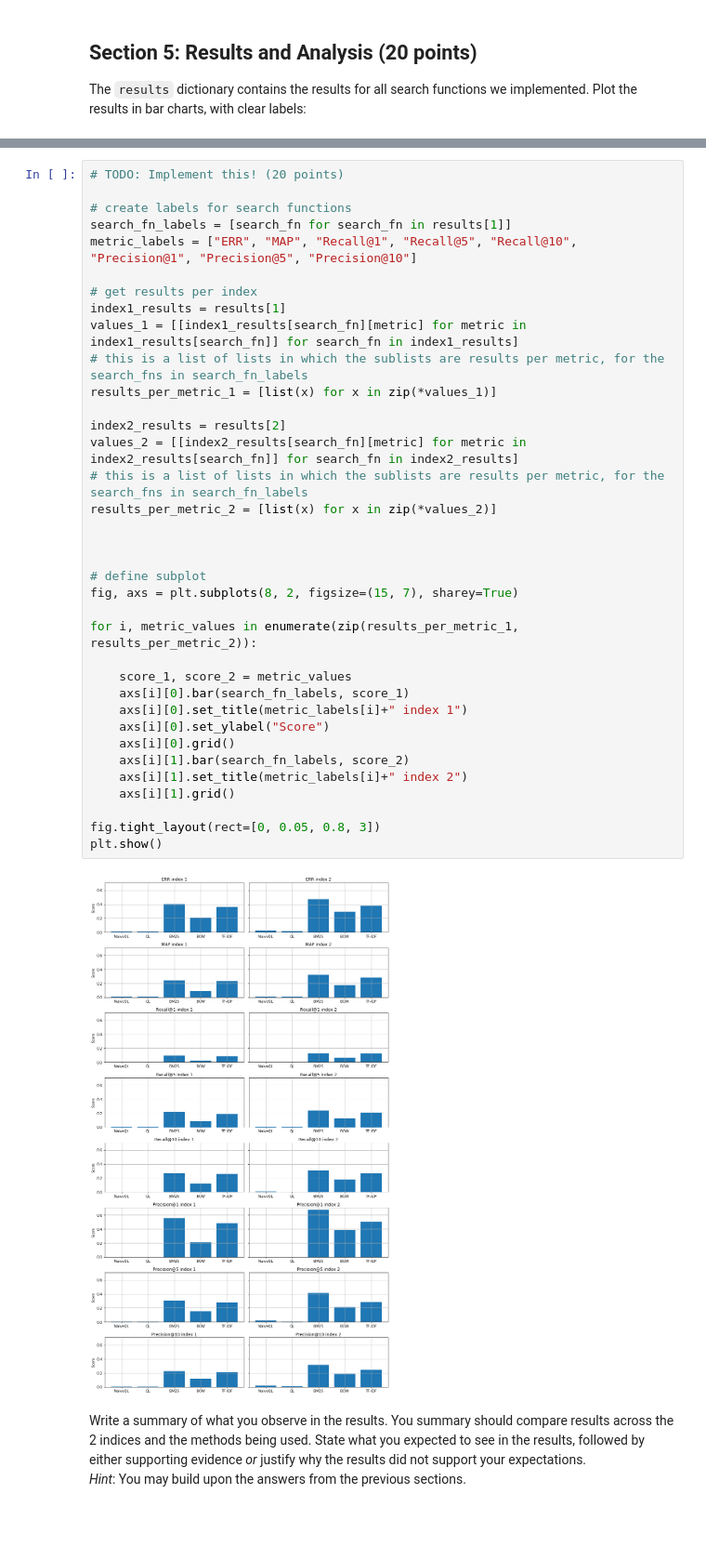
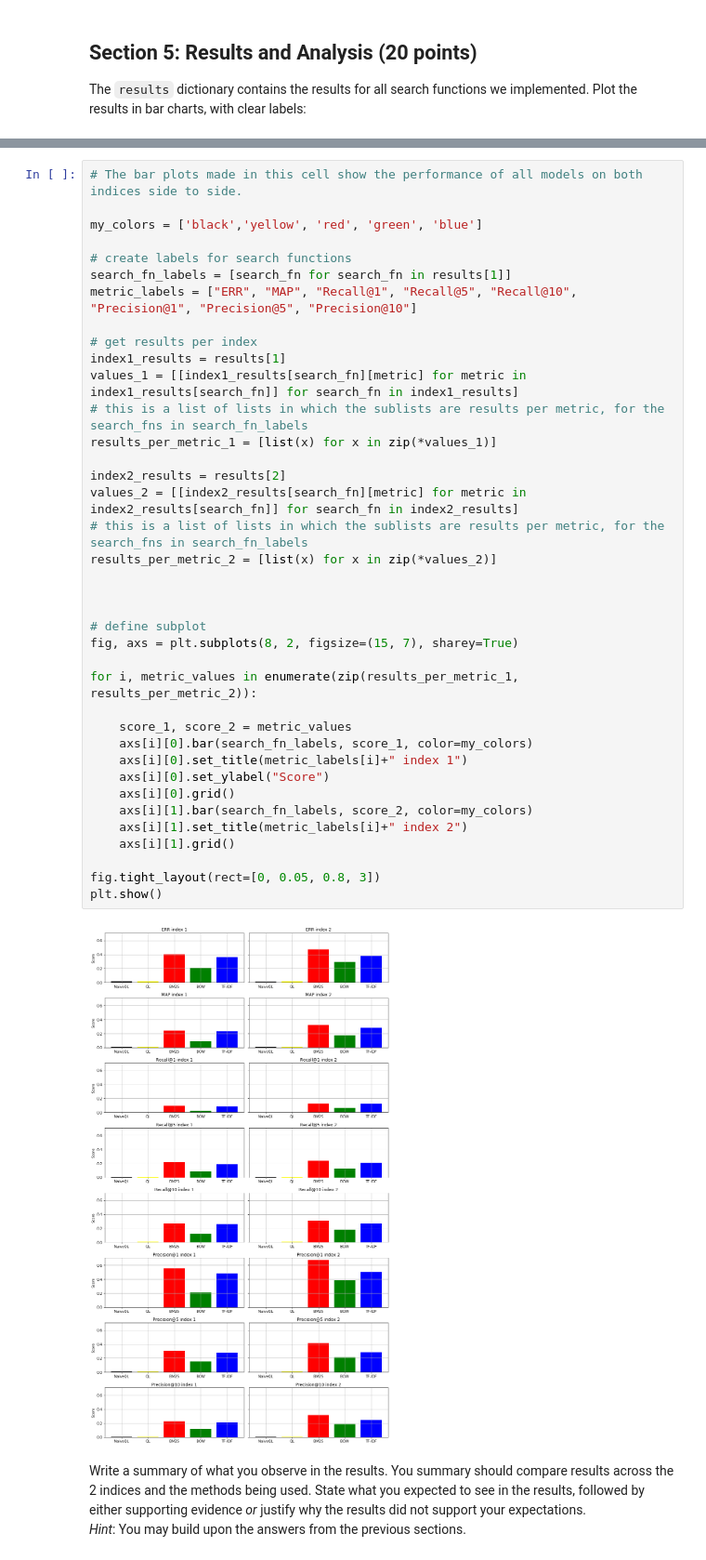
Before and after one commit to Tom-Lotze/Information_retrieval, a Jupyter notebook: practical1/hw1.ipynb, the cells around one changed output, grey strips where cells are left out. Shown at 93% size. Cells and saved outputs as stored; diff of their text form; blank space fills up the shorter version.

Commit message:
plotting with colors, added some conclusion

```diff
--- a/practical1/hw1.ipynb
+++ b/practical1/hw1.ipynb
@@ -1376,41 +1374,43 @@ plt.show()
 # %%
-# TODO: Implement this! (20 points)
+# The bar plots made in this cell show the performance of all models on both indices side to side.
+
+my_colors = ['black','yellow', 'red', 'green', 'blue']
 
 # create labels for search functions
 search_fn_labels = [search_fn for search_fn in results[1]]
 metric_labels = ["ERR", "MAP", "Recall@1", "Recall@5", "Recall@10", "Precision@1", "Precision@5", "Precision@10"]
 
 # get results per index
 index1_results = results[1]
 values_1 = [[index1_results[search_fn][metric] for metric in index1_results[search_fn]] for search_fn in index1_results]
 # this is a list of lists in which the sublists are results per metric, for the search_fns in search_fn_labels
 results_per_metric_1 = [list(x) for x in zip(*values_1)]
 
 index2_results = results[2]
 values_2 = [[index2_results[search_fn][metric] for metric in index2_results[search_fn]] for search_fn in index2_results]
 # this is a list of lists in which the sublists are results per metric, for the search_fns in search_fn_labels
 results_per_metric_2 = [list(x) for x in zip(*values_2)]
 
 
 
 # define subplot
 fig, axs = plt.subplots(8, 2, figsize=(15, 7), sharey=True)
 
 for i, metric_values in enumerate(zip(results_per_metric_1, results_per_metric_2)):
 
     score_1, score_2 = metric_values
-    axs[i][0].bar(search_fn_labels, score_1)
+    axs[i][0].bar(search_fn_labels, score_1, color=my_colors)
     axs[i][0].set_title(metric_labels[i]+" index 1")
     axs[i][0].set_ylabel("Score")
     axs[i][0].grid()
-    axs[i][1].bar(search_fn_labels, score_2)
+    axs[i][1].bar(search_fn_labels, score_2, color=my_colors)
     axs[i][1].set_title(metric_labels[i]+" index 2")
     axs[i][1].grid()
 
 fig.tight_layout(rect=[0, 0.05, 0.8, 3])
 plt.show()
 # %% [output]
-[figure, old version]
+[figure, new version]
 # %% [markdown]
 Write a summary of what you observe in the results.
 You summary should compare results across the 2 indices and the methods being used. State what you expected to see in the results, followed by either supporting evidence *or* justify why the results did not support your expectations.
```
Also changed, not shown: parts of 7 cells of this notebook.
